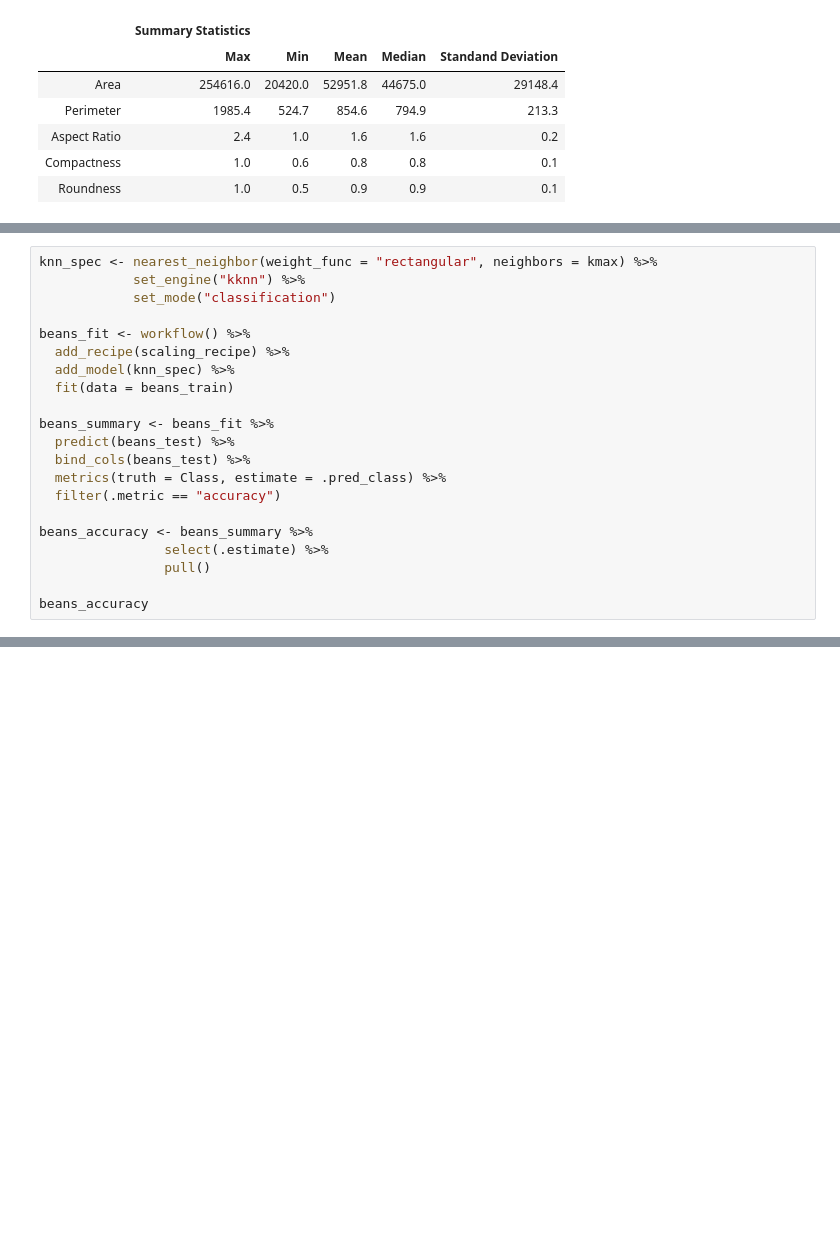
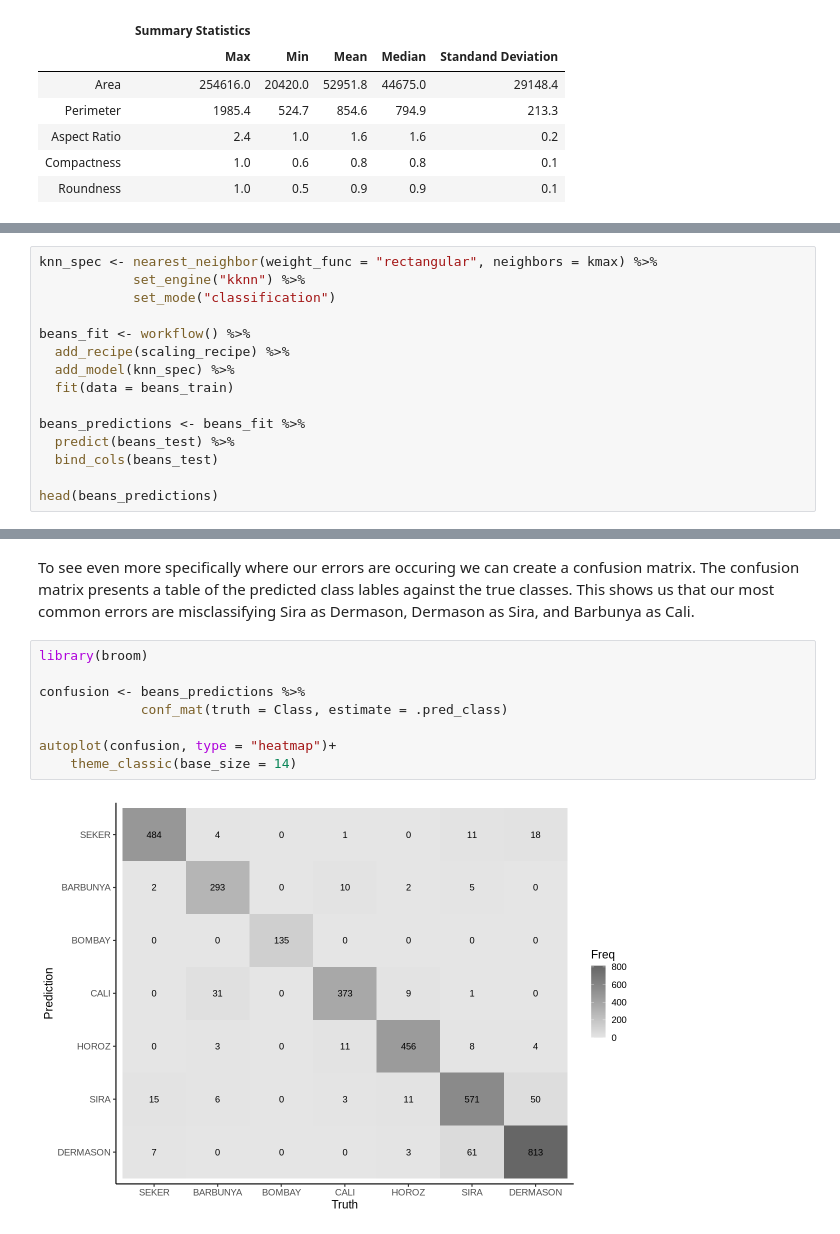
Before and after one commit to EdwardWangDataScience/Project_Proposal_Group_24, a Jupyter notebook: main/Group_project.ipynb, the cells around one changed output, grey strips where cells are left out. Saved outputs shown, nothing was run; the diff lists cells and outputs as text; blank space fills up the shorter version.

```diff
--- a/main/Group_project.ipynb
+++ b/main/Group_project.ipynb
@@ -207,15 +218,9 @@ beans_fit <- workflow() %>%
   add_model(knn_spec) %>%
   fit(data = beans_train)
 
-beans_summary <- beans_fit %>%
+beans_predictions <- beans_fit %>%
   predict(beans_test) %>%
-  bind_cols(beans_test) %>%
-  metrics(truth = Class, estimate = .pred_class) %>%
-  filter(.metric == "accuracy")
+  bind_cols(beans_test)
 
-beans_accuracy <- beans_summary %>%
-                select(.estimate) %>%
-                pull()
-
-beans_accuracy
+head(beans_predictions)
 # %% [output]
@@ -222,0 +283,12 @@ beans_accuracy
+# %% [markdown]
+To see even more specifically where our errors are occuring we can create a confusion matrix. The confusion matrix presents a table of the predicted class lables against the true classes. This shows us that our most common errors are misclassifying Sira as Dermason, Dermason as Sira, and Barbunya as Cali.
+# %%
+library(broom)
+
+confusion <- beans_predictions %>%
+             conf_mat(truth = Class, estimate = .pred_class)
+
+autoplot(confusion, type = "heatmap")+
+    theme_classic(base_size = 14)
+# %% [output]
+[figure, added]
```
Also changed, not shown: parts of 19 cells of this notebook.
